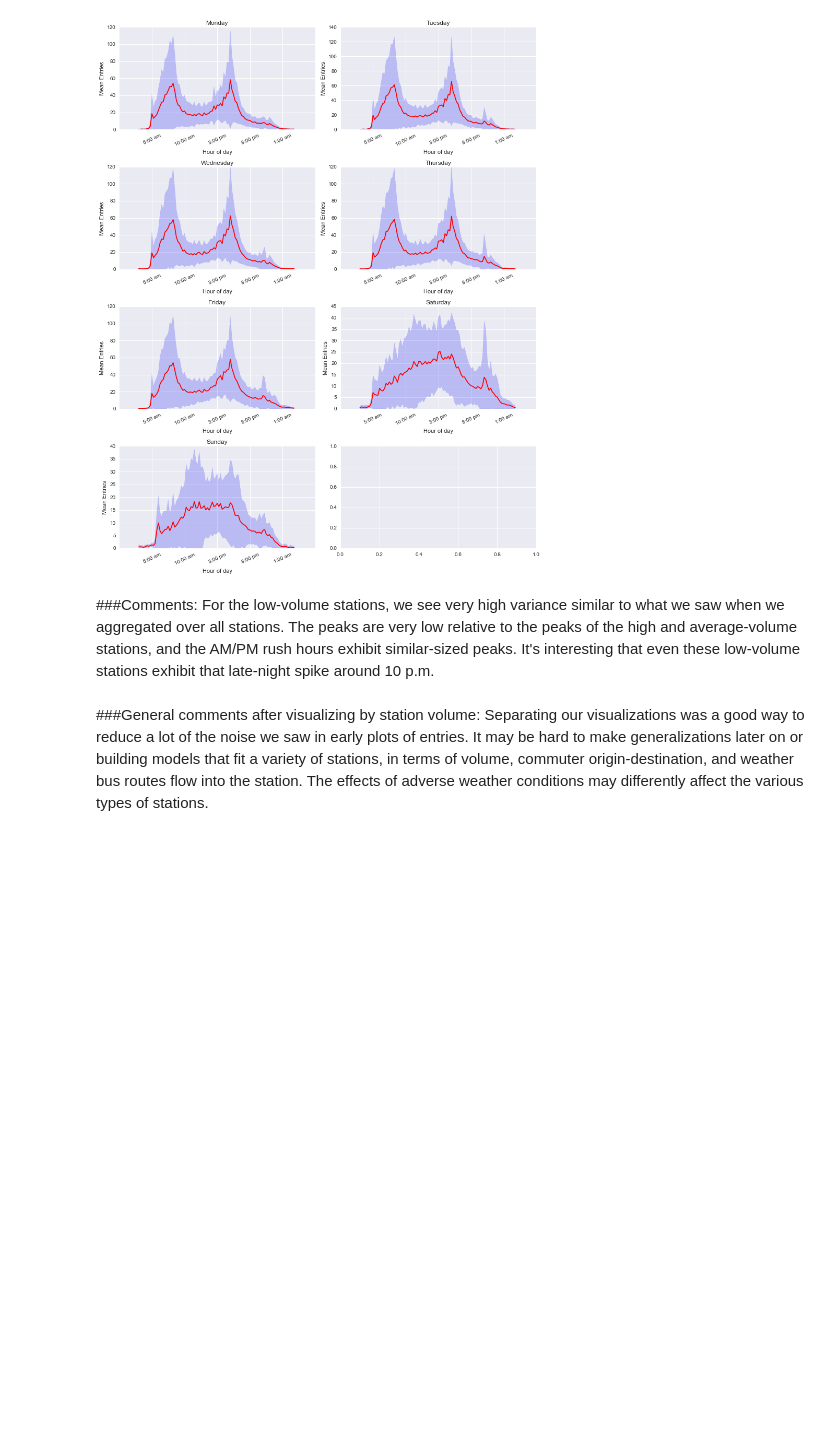
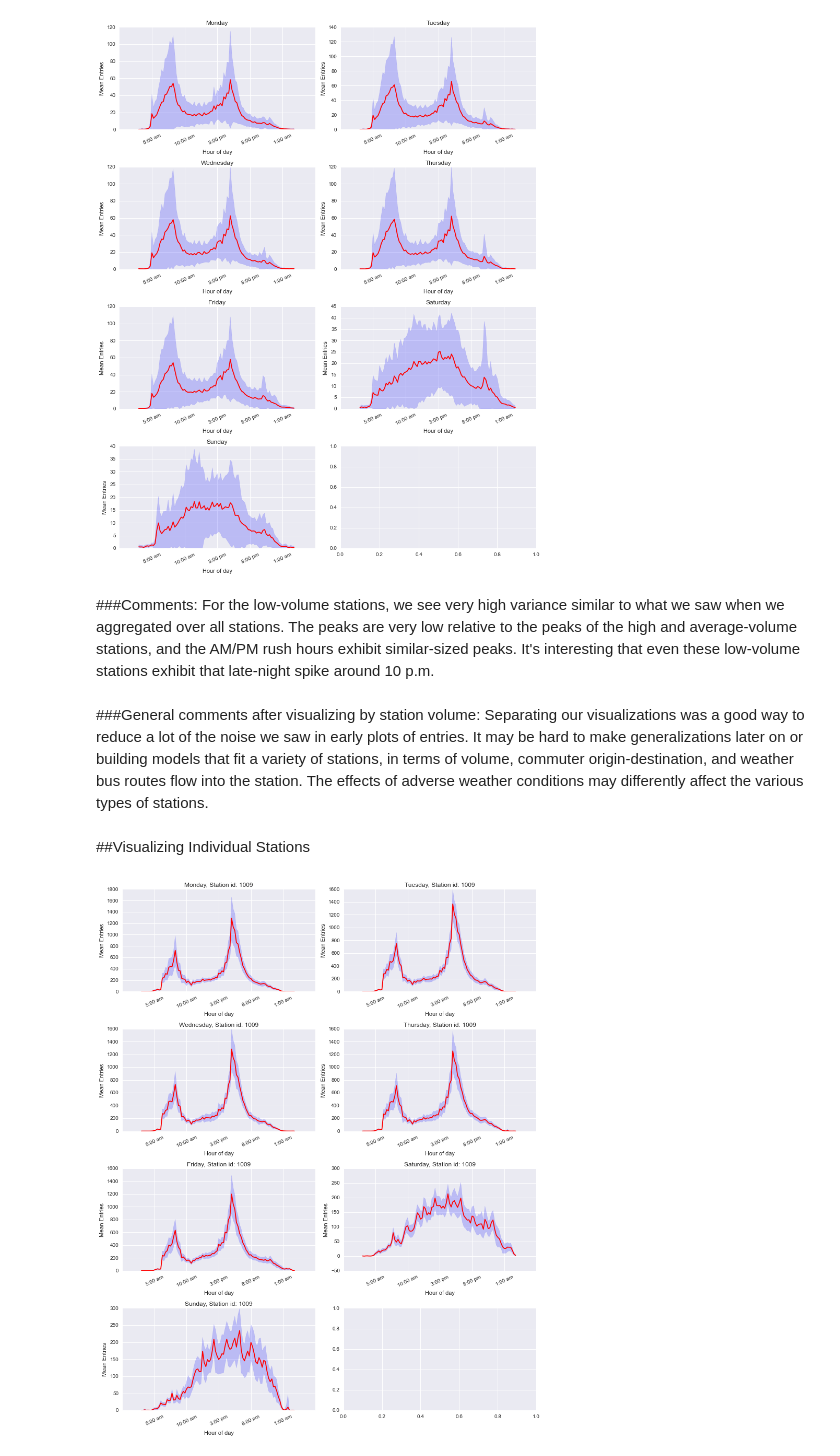
Before and after one commit to azampagl/harvard-capstone, a Jupyter notebook: src/exploration/GateCount_exploratory_fil.ipynb, the cells around one changed output. Cells and saved outputs as stored; diff of their text form; code cells hidden in the pictures; blank space fills up the shorter version.

Commit message:
Added a function to create visual plots of mean entries for an individual station based on station id

```diff
--- a/src/exploration/GateCount_exploratory_fil.ipynb
+++ b/src/exploration/GateCount_exploratory_fil.ipynb
@@ -340,3 +340,45 @@ For the low-volume stations, we see very high variance similar to what we saw wh
 # %% [markdown]
 ###General comments after visualizing by station volume:
 Separating our visualizations was a good way to reduce a lot of the noise we saw in early plots of entries. It may be hard to make generalizations later on or building models that fit a variety of stations, in terms of volume, commuter origin-destination, and weather bus routes flow into the station. The effects of adverse weather conditions may differently affect the various types of stations.
+# %% [markdown]
+##Visualizing Individual Stations
+# %%
+
+# function to create the same day-by-day visuals as above, but only aggregated for one station of interest
+
+def plot_station(stat_id):
+
+    station_records=gate_count[gate_count['locationid']==stat_id];
+
+    # groupby both day of week and time_fraction
+    station_grouping = station_records[['weekday','servicetime_frac','entries']].groupby(['weekday','servicetime_frac'])
+
+    dow_time_mean=station_grouping.agg(np.mean)
+    dow_time_std=station_grouping.agg(np.std)
+
+    fig, axes = plt.subplots(nrows=4, ncols=2, figsize=(12, 15),
+                             tight_layout=True)
+    #print axes.ravel()
+    days=['Monday','Tuesday','Wednesday','Thursday','Friday','Saturday','Sunday']
+    for ax, day in zip(axes.ravel(), range(7)):
+
+        ax.plot( dow_time_mean.loc[day].index, dow_time_mean.loc[day]['entries'], color='r', )
+
+        upper=(dow_time_mean.loc[day]['entries'] + dow_time_std.loc[day]['entries']).values
+
+        lower=(dow_time_mean.loc[day]['entries'] - dow_time_std.loc[day]['entries']).values
+        lower=map(stay_pos,lower)
+
+        ax.fill_between(dow_time_mean.loc[day].index, upper, lower, color='b', alpha=.2)
+
+        labels=['','5:00 am','10:00 am','3:00 pm','8:00 pm','1:00 am','']
+
+        ax.xaxis.set_ticklabels(labels,rotation=25)
+        ax.set_ylabel('Mean Entries')
+        ax.set_xlabel('Hour of day')
+        ax.set_title(days[day]+", Station id: "+str(stat_id))
+# %%
+# Plot for Kenmore station, id 1009
+plot_station(1009)
+# %% [output]
+[figure, added]
```
Also changed, not shown: parts of 2 cells of this notebook.
